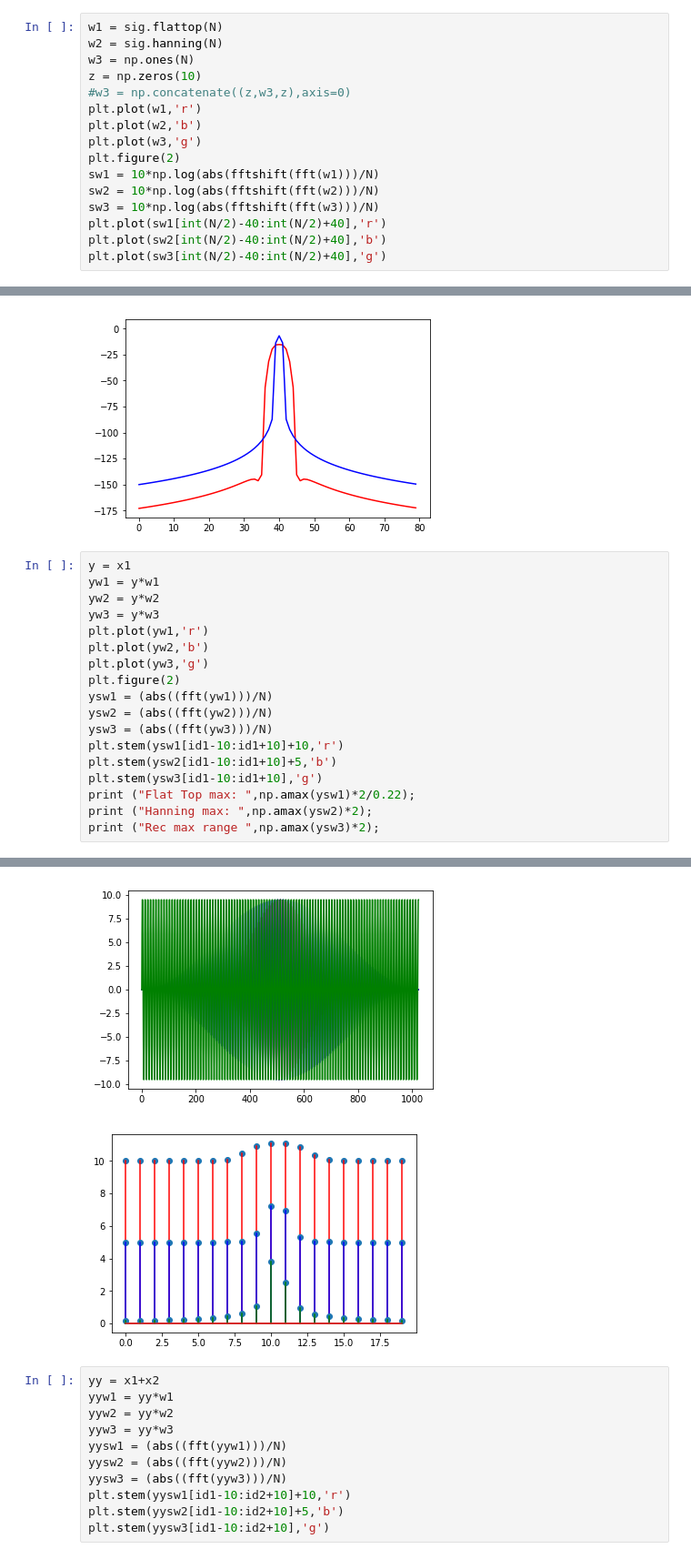
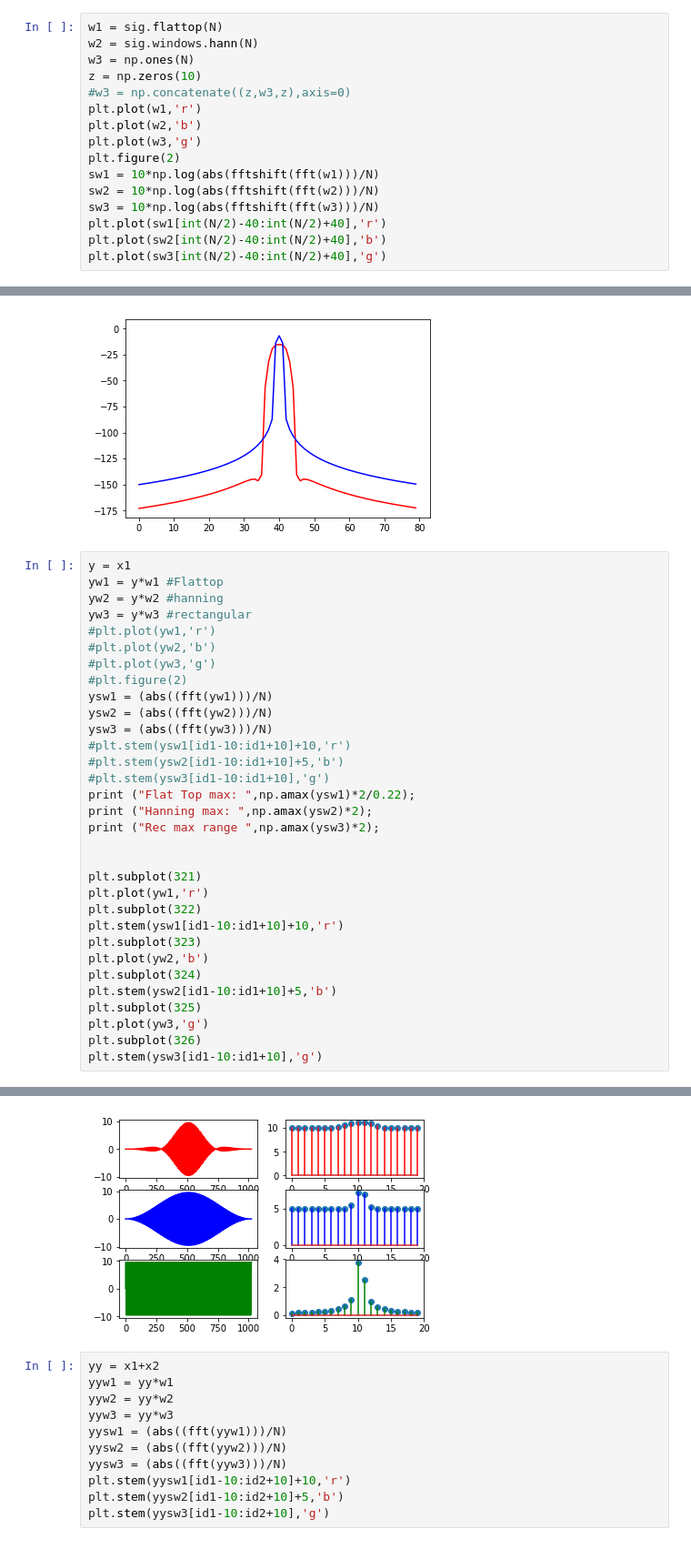
Before and after one commit to dcaruso/PES, a Jupyter notebook: notebooks/3-spectrum/1-windowing.ipynb, the cells around one changed output, grey strips where cells are left out. Shown: that part at 91% size. Cells and saved outputs as stored; diff of their text form.

```diff
--- a/notebooks/3-spectrum/1-windowing.ipynb
+++ b/notebooks/3-spectrum/1-windowing.ipynb
@@ -29,7 +30,7 @@ spectral resolution: 9.765625Hz
 [figure]
 # %%
 w1 = sig.flattop(N)
-w2 = sig.hanning(N)
+w2 = sig.windows.hann(N)
 w3 = np.ones(N)
 z = np.zeros(10)
 #w3 = np.concatenate((z,w3,z),axis=0)
@@ -49,22 +50,36 @@ plt.plot(sw3[int(N/2)-40:int(N/2)+40],'g')
 [figure]
 # %%
 y = x1
-yw1 = y*w1
-yw2 = y*w2
-yw3 = y*w3
-plt.plot(yw1,'r')
-plt.plot(yw2,'b')
-plt.plot(yw3,'g')
-plt.figure(2)
+yw1 = y*w1 #Flattop
+yw2 = y*w2 #hanning
+yw3 = y*w3 #rectangular
+#plt.plot(yw1,'r')
+#plt.plot(yw2,'b')
+#plt.plot(yw3,'g')
+#plt.figure(2)
 ysw1 = (abs((fft(yw1)))/N)
 ysw2 = (abs((fft(yw2)))/N)
 ysw3 = (abs((fft(yw3)))/N)
-plt.stem(ysw1[id1-10:id1+10]+10,'r')
-plt.stem(ysw2[id1-10:id1+10]+5,'b')
-plt.stem(ysw3[id1-10:id1+10],'g')
+#plt.stem(ysw1[id1-10:id1+10]+10,'r')
+#plt.stem(ysw2[id1-10:id1+10]+5,'b')
+#plt.stem(ysw3[id1-10:id1+10],'g')
 print ("Flat Top max: ",np.amax(ysw1)*2/0.22);
 print ("Hanning max: ",np.amax(ysw2)*2);
 print ("Rec max range ",np.amax(ysw3)*2);
+
+
+plt.subplot(321)
+plt.plot(yw1,'r')
+plt.subplot(322)
+plt.stem(ysw1[id1-10:id1+10]+10,'r')
+plt.subplot(323)
+plt.plot(yw2,'b')
+plt.subplot(324)
+plt.stem(ysw2[id1-10:id1+10]+5,'b')
+plt.subplot(325)
+plt.plot(yw3,'g')
+plt.subplot(326)
+plt.stem(ysw3[id1-10:id1+10],'g')
 # %% [output]
 ('Flat Top max: ', 9.7888444250296907)
 ('Hanning max: ', 4.5014474743314308)
@@ -72,5 +88,4 @@ print ("Rec max range ",np.amax(ysw3)*2);
-[figure, old version]
+[figure, new version]
-[figure, removed]
 # %%
 yy = x1+x2
 yyw1 = yy*w1
```
Also changed, not shown: parts of 2 cells of this notebook, 18 other files.
